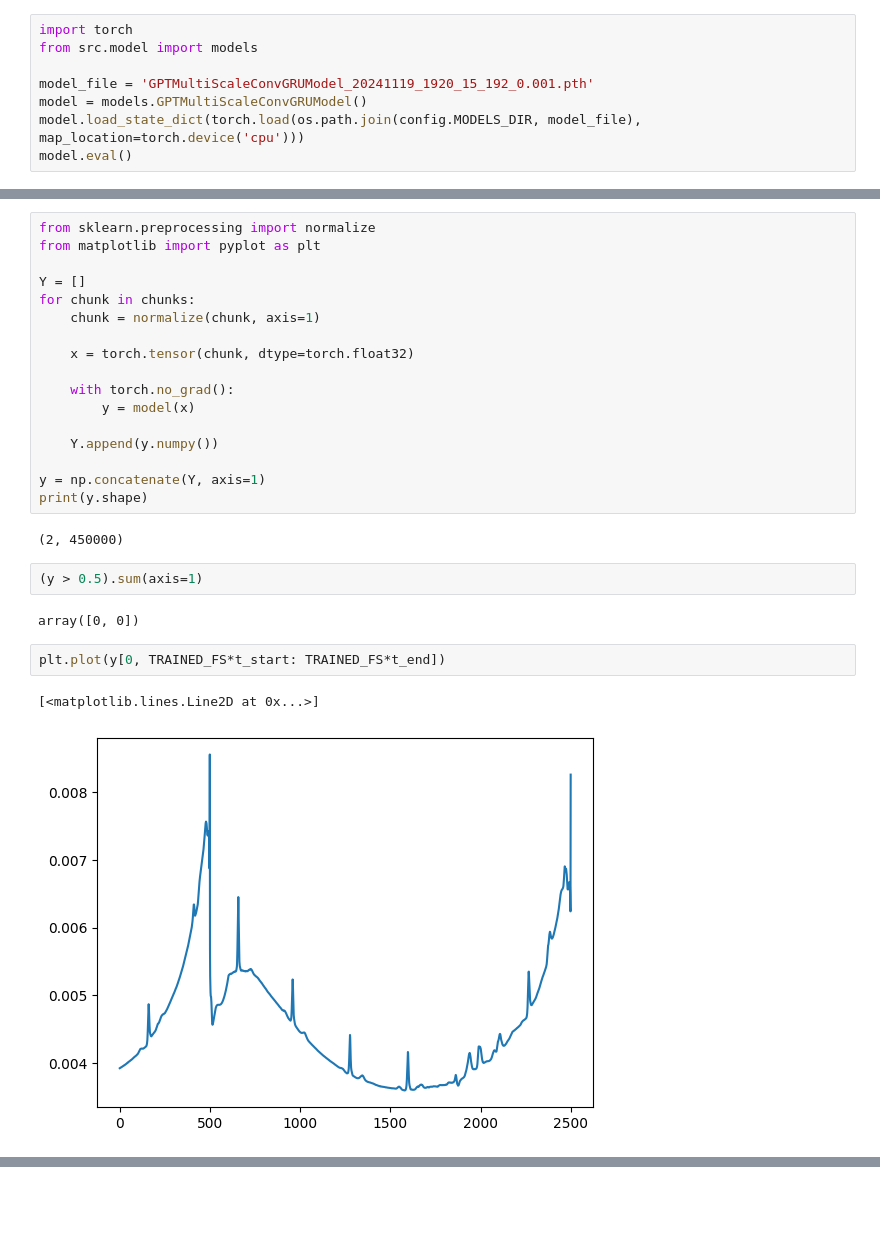
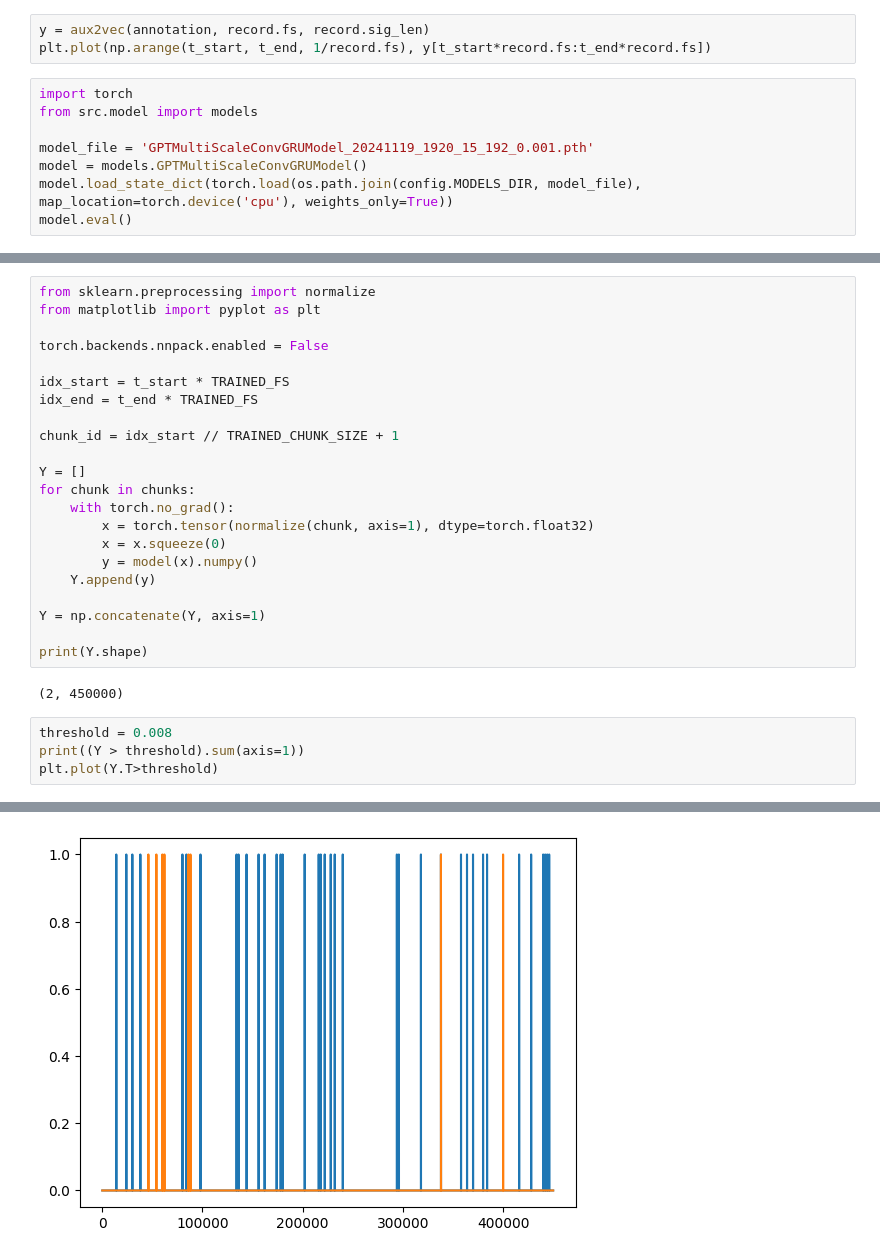
Before and after one commit to Michal-Szmuksta-AGH/ECG-ML-Challenge, a Jupyter notebook: notebooks/model_eval.ipynb, the cells around one changed output, grey strips where cells are left out. Drawn from its saved outputs; the diff is of its cells as text; blank space fills up the shorter version.

```diff
--- a/notebooks/model_eval.ipynb
+++ b/notebooks/model_eval.ipynb
@@ -28,10 +29,13 @@ Frequency: 360
+# %%
+y = aux2vec(annotation, record.fs, record.sig_len)
+plt.plot(np.arange(t_start, t_end, 1/record.fs), y[t_start*record.fs:t_end*record.fs])
 # %%
 import torch
 from src.model import models
 
 model_file = 'GPTMultiScaleConvGRUModel_20241119_1920_15_192_0.001.pth'
 model = models.GPTMultiScaleConvGRUModel()
-model.load_state_dict(torch.load(os.path.join(config.MODELS_DIR, model_file), map_location=torch.device('cpu')))
+model.load_state_dict(torch.load(os.path.join(config.MODELS_DIR, model_file), map_location=torch.device('cpu'), weights_only=True))
 model.eval()
 # %% [output]
 GPTMultiScaleConvGRUModel(
@@ -88,27 +89,28 @@ Number of chunks: 225
 from sklearn.preprocessing import normalize
 from matplotlib import pyplot as plt
 
+torch.backends.nnpack.enabled = False
+
+idx_start = t_start * TRAINED_FS
+idx_end = t_end * TRAINED_FS
+
+chunk_id = idx_start // TRAINED_CHUNK_SIZE + 1
+
 Y = []
 for chunk in chunks:
-    chunk = normalize(chunk, axis=1)
+    with torch.no_grad():
+        x = torch.tensor(normalize(chunk, axis=1), dtype=torch.float32)
+        x = x.squeeze(0)
+        y = model(x).numpy()
+    Y.append(y)
 
-    x = torch.tensor(chunk, dtype=torch.float32)
+Y = np.concatenate(Y, axis=1)
 
-    with torch.no_grad():
-        y = model(x)
-
-    Y.append(y.numpy())
-
-y = np.concatenate(Y, axis=1)
-print(y.shape)
+print(Y.shape)
 # %% [output]
 (2, 450000)
-# %%
-(y > 0.5).sum(axis=1)
-# %% [output]
-array([0, 0])
-# %%
-plt.plot(y[0, TRAINED_FS*t_start: TRAINED_FS*t_end])
-# %% [output]
-[<matplotlib.lines.Line2D at 0x...>]
-[figure, removed]
+# %%
+threshold = 0.008
+print((Y > threshold).sum(axis=1))
+plt.plot(Y.T>threshold)
+# %% [output]
@@ -114,0 +120 @@ plt.plot(y[0, TRAINED_FS*t_start: TRAINED_FS*t_end])
+[figure, added]
```
Also changed, not shown: parts of 4 cells of this notebook, 1 other file.
